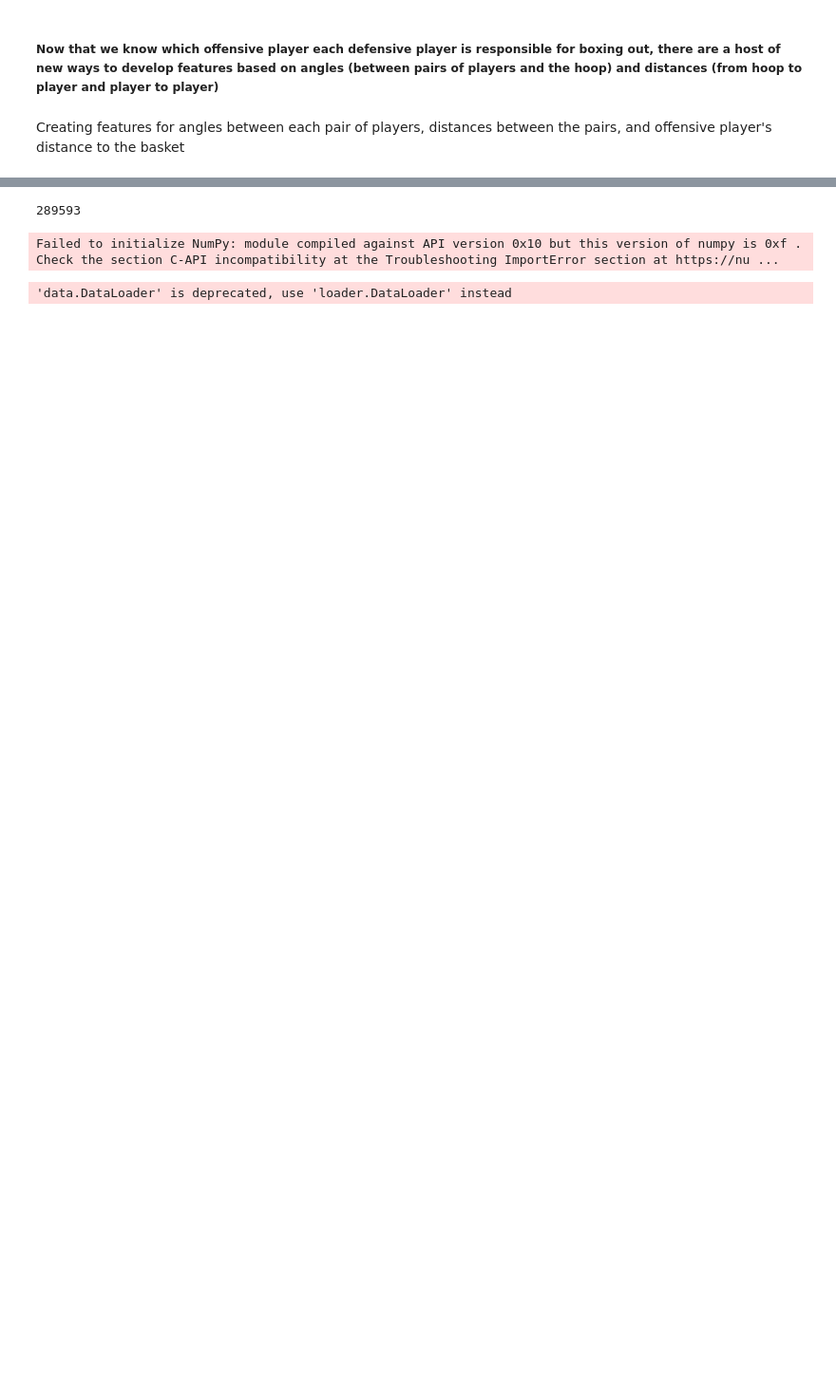
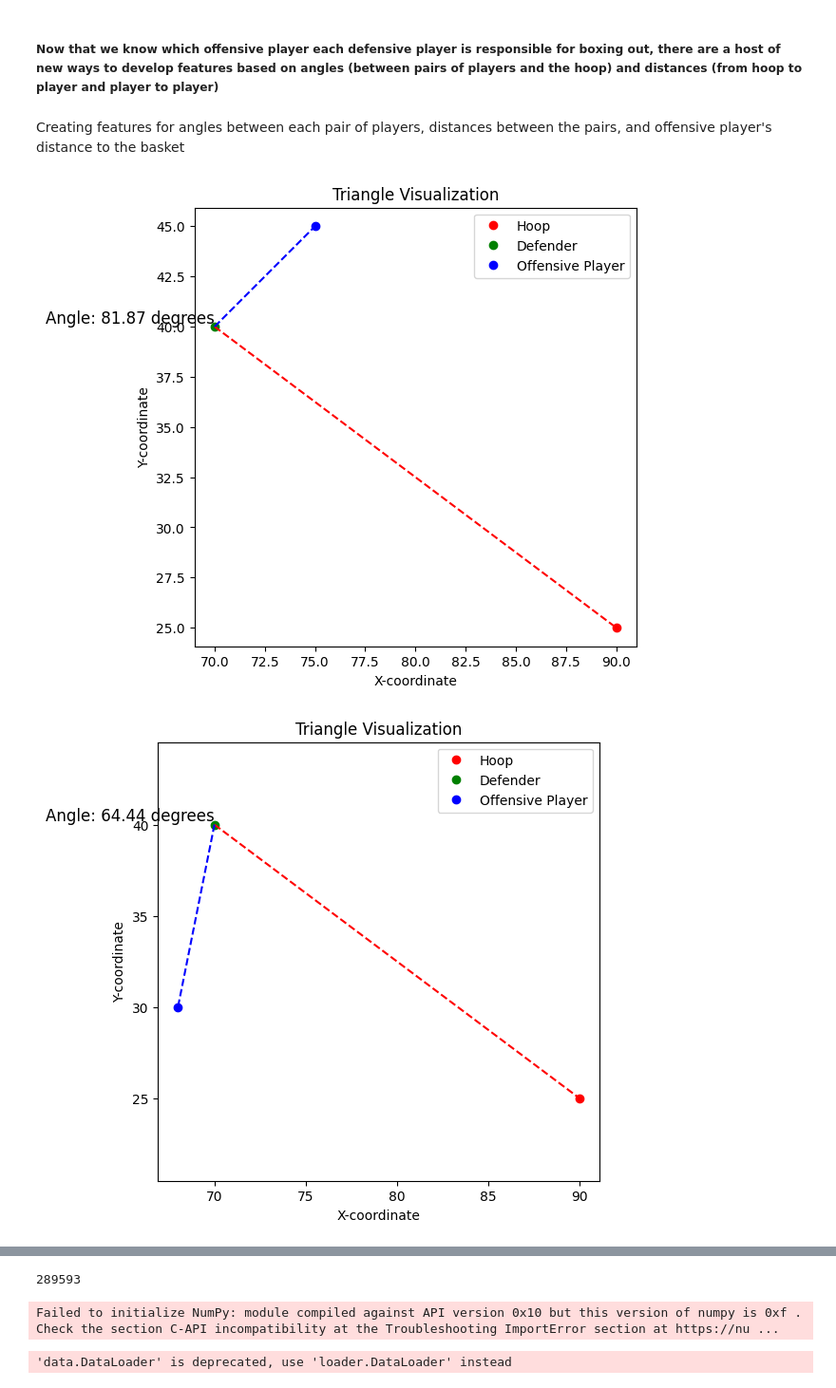
Before and after one commit to timseymour42/shotquality-offensive-rebounding, a Jupyter notebook: orbd_prediction.ipynb, the cells around one changed output, grey strips where cells are left out. Shown at 95% size. Cells and saved outputs as stored; diff of their text form; code cells hidden in the pictures; blank space fills up the shorter version.

```diff
--- a/orbd_prediction.ipynb
+++ b/orbd_prediction.ipynb
@@ -483,3 +483,79 @@ plt.show()
 ##### Now that we know which offensive player each defensive player is responsible for boxing out, there are a host of new ways to develop features based on angles (between pairs of players and the hoop) and distances (from hoop to player and player to player)
 # %% [markdown]
 Creating features for angles between each pair of players, distances between the pairs, and offensive player's distance to the basket
+# %%
+import matplotlib.pyplot as plt
+import math
+
+def calculate_angle(hoop, defender, offensive_player):
+    # Calculate vectors from defender to hoop and defender to offensive player
+    vector_hoop = [hoop[0] - defender[0], hoop[1] - defender[1]]
+    vector_offensive = [offensive_player[0] - defender[0], offensive_player[1] - defender[1]]
+
+    # Calculate the dot product of the two vectors
+    dot_product = vector_hoop[0] * vector_offensive[0] + vector_hoop[1] * vector_offensive[1]
+
+    # Calculate the magnitudes of the vectors
+    magnitude_hoop = math.sqrt(vector_hoop[0] ** 2 + vector_hoop[1] ** 2)
+    magnitude_offensive = math.sqrt(vector_offensive[0] ** 2 + vector_offensive[1] ** 2)
+
+    # Calculate the angle between the vectors using the dot product formula
+    angle_radians = math.acos(dot_product / (magnitude_hoop * magnitude_offensive))
+
+    # Convert the angle to degrees
+    angle_degrees = math.degrees(angle_radians)
+
+    return angle_degrees
+
+def plot_triangle(hoop, defender, offensive_player, angle):
+    plt.figure(figsize=(6, 6))
+
+    # Plot hoop, defender, and offensive player
+    plt.plot(hoop[0], hoop[1], 'ro', label='Hoop')
+    plt.plot(defender[0], defender[1], 'go', label='Defender')
+    plt.plot(offensive_player[0], offensive_player[1], 'bo', label='Offensive Player')
+
+    # Connect lines to form the triangle
+    plt.plot([defender[0], hoop[0]], [defender[1], hoop[1]], 'r--')
+    plt.plot([defender[0], offensive_player[0]], [defender[1], offensive_player[1]], 'b--')
+
+    # Add angle text
+    angle_text = f'Angle: {angle:.2f} degrees'
+    plt.text(defender[0], defender[1], angle_text, ha='right', va='bottom', fontsize=12)
+
+    plt.xlabel('X-coordinate')
+    plt.ylabel('Y-coordinate')
+    plt.legend()
+    plt.title('Triangle Visualization')
+    plt.axis('equal')
+    plt.show()
+# Example 1: Offensive player in front of the defender (good position for a rebound)
+hoop = (90, 25)
+defender = (70, 40)
+offensive_player = (75, 45)
+angle = calculate_angle(hoop, defender, offensive_player)
+plot_triangle(hoop, defender, offensive_player, angle)
+
+# Example 2: Offensive player behind the defender (good position for the offensive player)
+hoop = (90, 25)
+defender = (70, 40)
+offensive_player = (68, 30)
+angle = calculate_angle(hoop, defender, offensive_player)
+plot_triangle(hoop, defender, offensive_player, angle)
+
+# Example 3: Offensive player to the left of the defender
+hoop = (90, 25)
+defender = (70, 40)
+offensive_player = (65, 45)
+angle = calculate_angle(hoop, defender, offensive_player)
+plot_triangle(hoop, defender, offensive_player, angle)
+
+# Example 4: Offensive player to the right of the defender
+hoop = (90, 25)
+defender = (70, 40)
+offensive_player = (75, 35)
+angle = calculate_angle(hoop, defender, offensive_player)
+plot_triangle(hoop, defender, offensive_player, angle)
+# %% [output]
+[figure, added]
+[figure, added]
```
Also changed, not shown: parts of 68 cells of this notebook.
